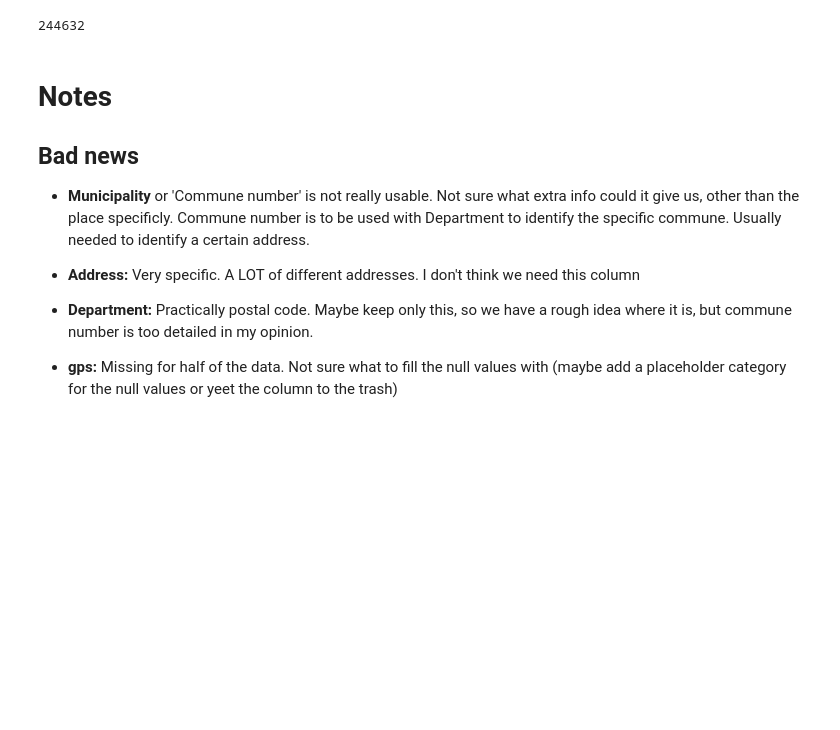
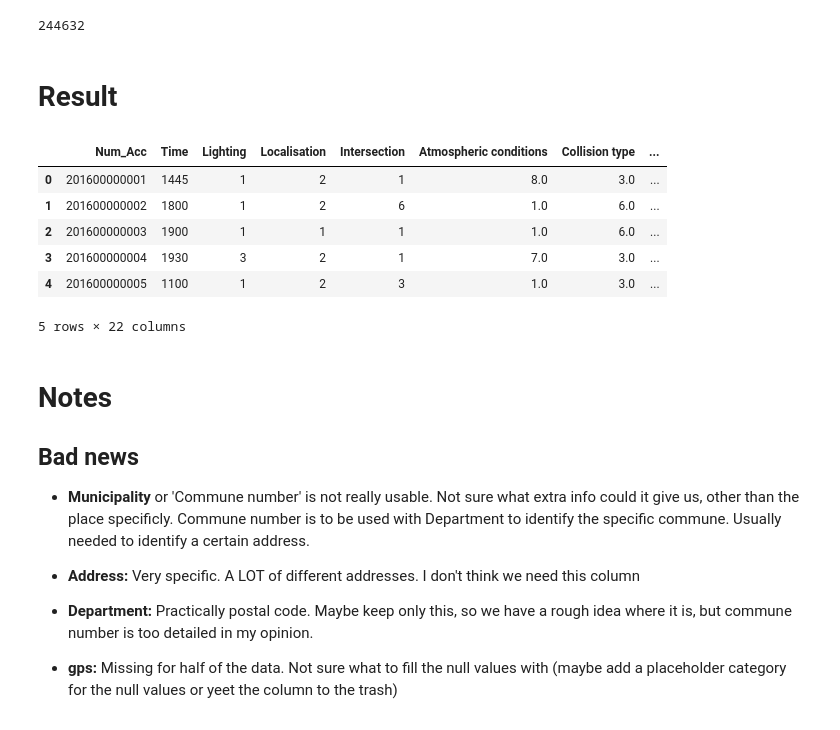
Before and after one commit to annagergaly/french-accidents, a Jupyter notebook: characteristics.ipynb, the cells around one changed output. Saved outputs shown, nothing was run; the diff lists cells and outputs as text; code cells hidden in the pictures; blank space fills up the shorter version.

```diff
--- a/characteristics.ipynb
+++ b/characteristics.ipynb
@@ -154,0 +223,8 @@ df['Lighting'].isna().sum()
+# %%
+mapping = {
+    2: 3, # Twilight or dawn is nr 3 instead of 2
+    3: 5, # Night without public lighting is nr 5 instead of 3
+    5: 2  # Night with public lighting on is nr 2 instead of 5
+}
+
+df['Lighting'] = df['Lighting'].replace(mapping)
@@ -207,3 +283,5 @@ memory usage: 6.4+ MB
+# %%
+df.drop('Address', axis=1, inplace=True)
 # %% [markdown]
 ## Intersection
 # %% [markdown]
@@ -394,6 +478,8 @@ Name: gps, dtype: int64
 df['gps'].isna().sum()
 # %% [output]
 473759
+# %%
+df.drop('gps', axis=1, inplace=True)
 # %% [markdown]
 ## Lon & Lat
 # %%
@@ -446,3 +532,18 @@ df.shape[0]-df['lat'].isna().sum() - len(df[df['lat'] == 0.0])
 # %% [output]
 Correct lat coordinates:
 244632
+# %%
+df.drop('long', axis=1, inplace=True)
+df.drop('lat', axis=1, inplace=True)
+# %% [markdown]
+# Result
+# %%
+df.head()
+# %% [output]
+|  | Num_Acc | Time | Lighting | Localisation | Intersection | Atmospheric conditions | Collision type | ... |
+| 0 | 201600000001 | 1445 | 1 | 2 | 1 | 8.0 | 3.0 | ... |
+| 1 | 201600000002 | 1800 | 1 | 2 | 6 | 1.0 | 6.0 | ... |
+| 2 | 201600000003 | 1900 | 1 | 1 | 1 | 1.0 | 6.0 | ... |
+| 3 | 201600000004 | 1930 | 3 | 2 | 1 | 7.0 | 3.0 | ... |
+| 4 | 201600000005 | 1100 | 1 | 2 | 3 | 1.0 | 3.0 | ... |
+5 rows × 22 columns
```
Also changed, not shown: parts of 18 cells of this notebook, 9 other files.
